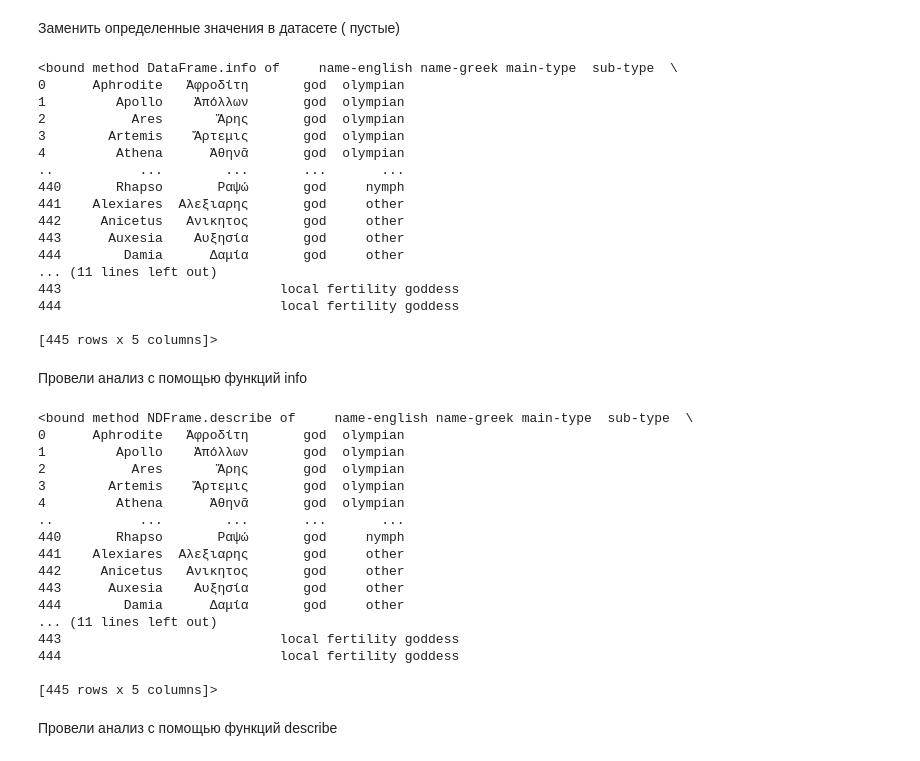
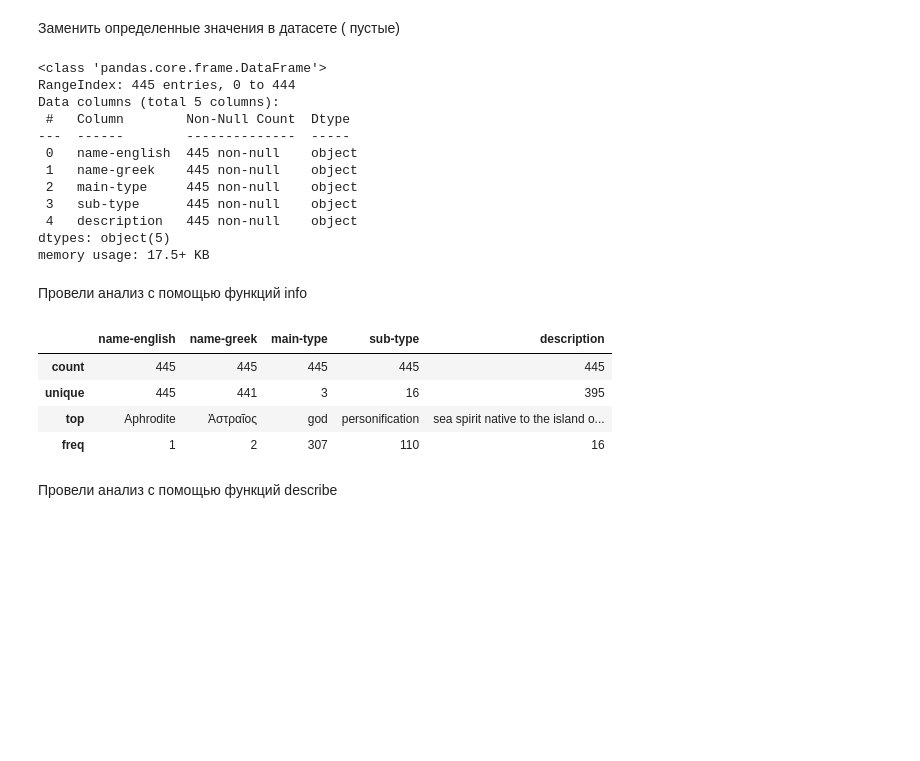
Before and after one commit to mataweimataweev/-, a Jupyter notebook: Untitled1.ipynb, the cells around one changed output. Drawn from its saved outputs; the diff is of its cells as text; code cells hidden in the pictures; blank space fills up the shorter version.

```diff
--- a/Untitled1.ipynb
+++ b/Untitled1.ipynb
@@ -148,47 +148,30 @@ GREEKI = GREEKI.replace(np.nan, "N/A")
 # %% [markdown]
 Заменить определенные значения в датасете ( пустые)
 # %%
-GREEKI.info
+GREEKI.info()
 # %% [output]
-<bound method DataFrame.info of     name-english name-greek main-type  sub-type  \
-0      Aphrodite   Ἀφροδίτη       god  olympian
-1         Apollo    Ἀπόλλων       god  olympian
-2           Ares       Ἄρης       god  olympian
-3        Artemis    Ἄρτεμις       god  olympian
-4         Athena      Ἀθηνᾶ       god  olympian
-..           ...        ...       ...       ...
-440       Rhapso       Ραψώ       god     nymph
-441    Alexiares  Αλεξιαρης       god     other
-442     Anicetus   Ανικητος       god     other
-443      Auxesia    Αυξησία       god     other
-444        Damia      Δαμία       god     other
-... (11 lines left out)
-443                            local fertility goddess
-444                            local fertility goddess
-
-[445 rows x 5 columns]>
+<class 'pandas.core.frame.DataFrame'>
+RangeIndex: 445 entries, 0 to 444
+Data columns (total 5 columns):
+ #   Column        Non-Null Count  Dtype
+---  ------        --------------  -----
+ 0   name-english  445 non-null    object
+ 1   name-greek    445 non-null    object
+ 2   main-type     445 non-null    object
+ 3   sub-type      445 non-null    object
+ 4   description   445 non-null    object
+dtypes: object(5)
+memory usage: 17.5+ KB
 # %% [markdown]
 Провели анализ с помощью функций info
 # %%
-GREEKI.describe
+GREEKI.describe()
 # %% [output]
-<bound method NDFrame.describe of     name-english name-greek main-type  sub-type  \
-0      Aphrodite   Ἀφροδίτη       god  olympian
-1         Apollo    Ἀπόλλων       god  olympian
-2           Ares       Ἄρης       god  olympian
-3        Artemis    Ἄρτεμις       god  olympian
-4         Athena      Ἀθηνᾶ       god  olympian
-..           ...        ...       ...       ...
-440       Rhapso       Ραψώ       god     nymph
-441    Alexiares  Αλεξιαρης       god     other
-442     Anicetus   Ανικητος       god     other
-443      Auxesia    Αυξησία       god     other
-444        Damia      Δαμία       god     other
-... (11 lines left out)
-443                            local fertility goddess
-444                            local fertility goddess
-
-[445 rows x 5 columns]>
+|  | name-english | name-greek | main-type | sub-type | description |
+| count | 445 | 445 | 445 | 445 | 445 |
+| unique | 445 | 441 | 3 | 16 | 395 |
+| top | Aphrodite | Ἀστραῖος | god | personification | sea spirit native to the island o... |
+| freq | 1 | 2 | 307 | 110 | 16 |
 # %% [markdown]
 Провели анализ с помощью функций describe
 # %%
```
